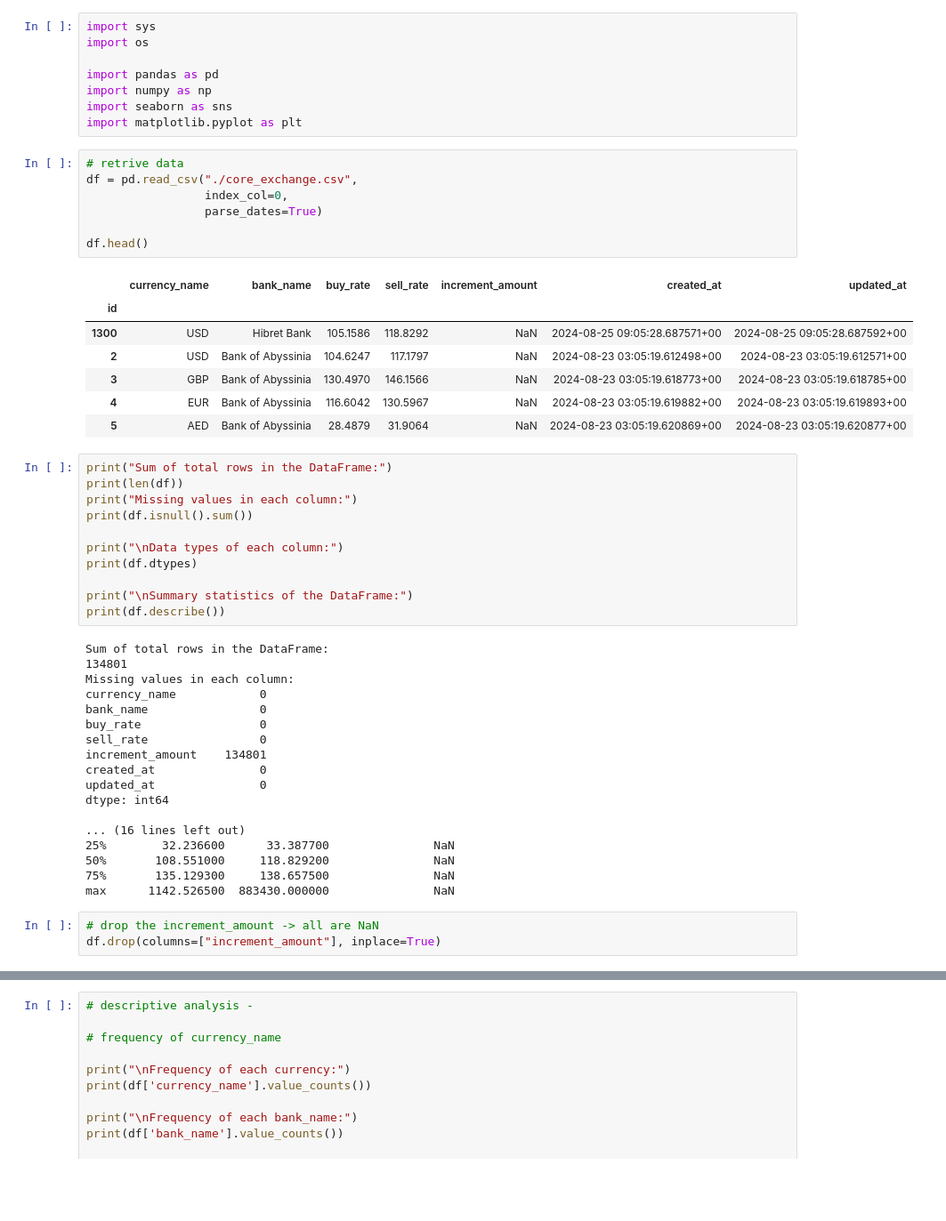
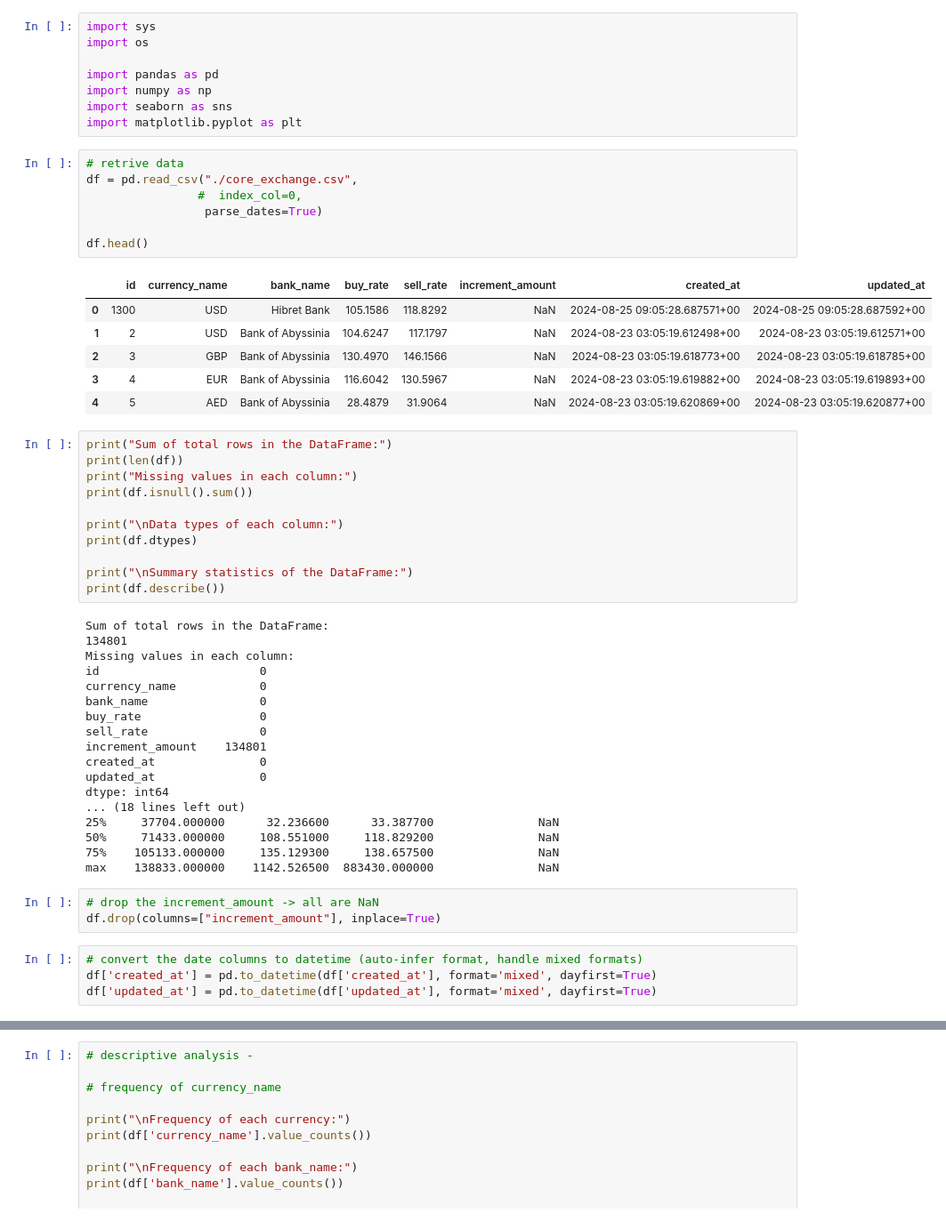
Before and after one commit to goShell3/core_exchange_eda, a Jupyter notebook: exchanges/eda.ipynb, the cells around one changed output, grey strips where cells are left out. Shown at 89% size. Cells and saved outputs as stored; diff of their text form; blank space fills up the shorter version.

```diff
--- a/exchanges/eda.ipynb
+++ b/exchanges/eda.ipynb
@@ -9,18 +9,17 @@ import matplotlib.pyplot as plt
 # %%
 # retrive data
 df = pd.read_csv("./core_exchange.csv",
-                 index_col=0,
+                #  index_col=0,
                  parse_dates=True)
 
 df.head()
 # %% [output]
-|  | currency_name | bank_name | buy_rate | sell_rate | increment_amount | created_at | updated_at |
-| id |  |  |  |  |  |  |  |
-| 1300 | USD | Hibret Bank | 105.1586 | 118.8292 | NaN | 2024-08-25 09:05:28.687571+00 | 2024-08-25 09:05:28.687592+00 |
-| 2 | USD | Bank of Abyssinia | 104.6247 | 117.1797 | NaN | 2024-08-23 03:05:19.612498+00 | 2024-08-23 03:05:19.612571+00 |
-| 3 | GBP | Bank of Abyssinia | 130.4970 | 146.1566 | NaN | 2024-08-23 03:05:19.618773+00 | 2024-08-23 03:05:19.618785+00 |
-| 4 | EUR | Bank of Abyssinia | 116.6042 | 130.5967 | NaN | 2024-08-23 03:05:19.619882+00 | 2024-08-23 03:05:19.619893+00 |
-| 5 | AED | Bank of Abyssinia | 28.4879 | 31.9064 | NaN | 2024-08-23 03:05:19.620869+00 | 2024-08-23 03:05:19.620877+00 |
+|  | id | currency_name | bank_name | buy_rate | sell_rate | increment_amount | created_at | updated_at |
+| 0 | 1300 | USD | Hibret Bank | 105.1586 | 118.8292 | NaN | 2024-08-25 09:05:28.687571+00 | 2024-08-25 09:05:28.687592+00 |
+| 1 | 2 | USD | Bank of Abyssinia | 104.6247 | 117.1797 | NaN | 2024-08-23 03:05:19.612498+00 | 2024-08-23 03:05:19.612571+00 |
+| 2 | 3 | GBP | Bank of Abyssinia | 130.4970 | 146.1566 | NaN | 2024-08-23 03:05:19.618773+00 | 2024-08-23 03:05:19.618785+00 |
+| 3 | 4 | EUR | Bank of Abyssinia | 116.6042 | 130.5967 | NaN | 2024-08-23 03:05:19.619882+00 | 2024-08-23 03:05:19.619893+00 |
+| 4 | 5 | AED | Bank of Abyssinia | 28.4879 | 31.9064 | NaN | 2024-08-23 03:05:19.620869+00 | 2024-08-23 03:05:19.620877+00 |
 # %%
 print("Sum of total rows in the DataFrame:")
 print(len(df))
@@ -36,6 +35,7 @@ print(df.describe())
 Sum of total rows in the DataFrame:
 134801
 Missing values in each column:
+id                       0
 currency_name            0
 bank_name                0
 buy_rate                 0
@@ -44,15 +44,18 @@ increment_amount    134801
 created_at               0
 updated_at               0
 dtype: int64
-
-... (16 lines left out)
-25%        32.236600      33.387700               NaN
-50%       108.551000     118.829200               NaN
-75%       135.129300     138.657500               NaN
-max      1142.526500  883430.000000               NaN
+... (18 lines left out)
+25%     37704.000000      32.236600      33.387700               NaN
+50%     71433.000000     108.551000     118.829200               NaN
+75%    105133.000000     135.129300     138.657500               NaN
+max    138833.000000    1142.526500  883430.000000               NaN
 # %%
 # drop the increment_amount -> all are NaN
 df.drop(columns=["increment_amount"], inplace=True)
+# %%
+# convert the date columns to datetime (auto-infer format, handle mixed formats)
+df['created_at'] = pd.to_datetime(df['created_at'], format='mixed', dayfirst=True)
+df['updated_at'] = pd.to_datetime(df['updated_at'], format='mixed', dayfirst=True)
 # %%
 df.head()
 # %% [output]
```
Also changed, not shown: parts of 6 cells of this notebook, 1 other file.
